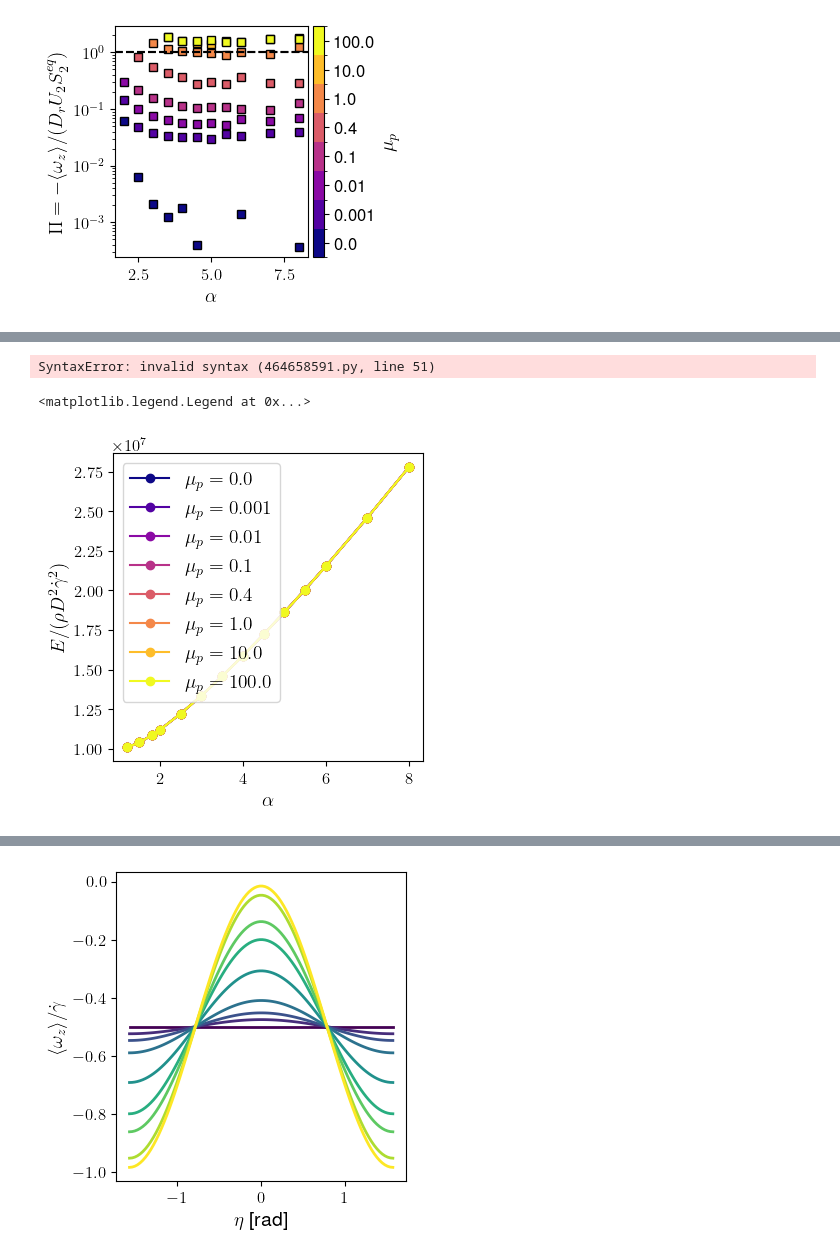
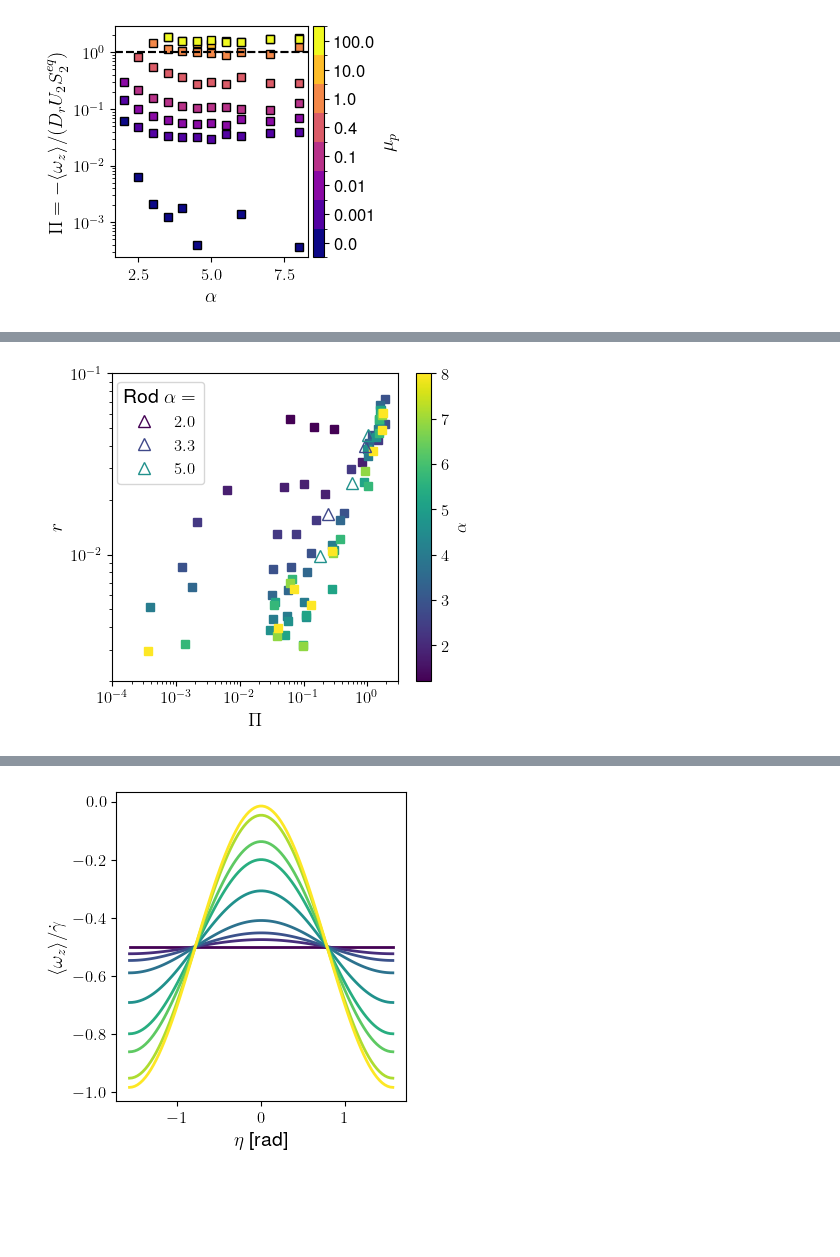
Before and after one commit to JBil8/Data_processing_orientations, a Jupyter notebook: maier_3d.ipynb, the cells around one changed output, grey strips where cells are left out. Saved outputs shown, nothing was run; the diff lists cells and outputs as text; code cells hidden in the pictures; blank space fills up the shorter version.

```diff
--- a/maier_3d.ipynb
+++ b/maier_3d.ipynb
@@ -1470,13 +1061,11 @@ U_experimental self consistent: [4.48641904 5.70109597 7.09517206]
 for i_I, I_val in enumerate(Is):
     plt.figure(figsize=(6,4))
     colors = [cmap(i / (num_cofs - 1)) for i in range(num_cofs)]
-    eccentricity = np.sqrt(1 - 1 / aspect_ratios**2)
     volume = 4*np.pi*aspect_ratios/3
 
     for i_cof, cof_val in enumerate(cofs):
         phi_dense = phis[i_cof, i_I, :]
         plt.plot(
-            # eccentricity,
             aspect_ratios,
             phi_fluctuations[i_cof, i_I, :] / phis[i_cof, i_I, :],
             label=f"{cof_val}",
@@ -3380,7 +2195,7 @@ norm = mcolors.Normalize(vmin=all_alphas.min(), vmax=all_alphas.max())
 
 fig, ax = plt.subplots(1, 1, figsize=(4.6, 4))
 
-# --- 2. Plot Spheroids (Your original loop, modified) ---
+# --- Plot Spheroids (Your original loop, modified) ---
 for alpha in spheroid_alphas_to_plot:
     i_alpha_spheroid = np.where(aspect_ratios == alpha)[0][0]
     beta_i = (alpha**2 - 1) / (alpha**2 + 1)
@@ -3392,55 +2207,33 @@ for alpha in spheroid_alphas_to_plot:
         Pis[:, 0, i_alpha_spheroid],  # Use the pre-calculated Pi
         biaxiality[:, 0, i_alpha_spheroid],
         's',  # Square marker for spheroids
         # label=f"Spheroid $\\alpha={alpha:.1f}$",
         color=cmap(norm(alpha)),  # Get color from normalized map
         alpha=1.0 #if alpha >= 3.0 else 0.4  # Different alpha for visibility
     )
 
-# #-- 3. Plot Rods (New loop) ---
+# #-- Plot Rods (New loop) ---
 for i_alpha_rod, alpha in enumerate(rod_alphas):
     ax.loglog(
         Pis_rods[:, 0, i_alpha_rod],
         biaxiality_rods[:, 0, i_alpha_rod],
         '^',  # Triangle marker for rods
         markersize=8,
         label=f"${alpha:.1f}$",
         color=cmap(norm(alpha)),  # Get color from the SAME map
         alpha=1.0,
         mfc='none' # Use a hollow marker to distinguish further
     )
 
 ax.legend(title= r"Rod $\alpha=$", bbox_to_anchor=(.35, 1.0), fontsize=12)
 ax.set_xlabel("$\\Pi$")
 ax.set_ylabel("$r$")
 cbar = plt.colorbar(sm, ax=ax)
-cbar.set_label(effer"$\alpha$", fontsize=12)
+cbar.set_label(r"$\alpha$", fontsize=12)
 # ax.set_ylabel("$|S_2 - S_2^{{eq}}| / S_2$")  # Relative error in S2
 plt.ylim(0.002, 0.1)
 ax.set_xlim(0.0001, 3)
 plt.savefig(f"biaxiality_vs_Pi.pdf", dpi=300, bbox_inches='tight')
 plt.show()
 # %% [output]
-SyntaxError: invalid syntax (464658591.py, line 51)
+[figure, added]
-# %%
-fig, ax = plt.subplots(1, 1, figsize=(4, 4))
-Young_mod = 5.0e6
-density=1000
-eq_diam = np.array([2* (alpha**(1/3)) for alpha in aspect_ratios])  # Assuming volume conservation for spheroids
-for i_cof, cof_val in enumerate(cofs):
-    # plot shear rate vs. aspect ratio for each friction coefficient
-    eq_young_mod = Young_mod / (density * (eq_diam * shear_rates[i_cof, 0, :])**2)
-
-    ax.plot(
-        aspect_ratios,
-        eq_young_mod,
-        'o-',
-        label=f"$\\mu_p = {cof_val}$",
-        color=colors_cof[i_cof]
-    )
-ax.set_xlabel("$\\alpha$")
-ax.set_ylabel("$E / (\\rho D^2 \\dot \\gamma^2)$")
-ax.legend()
-# %% [output]
-<matplotlib.legend.Legend at 0x...>
-[figure, removed]
```
Also changed, not shown: parts of 67 cells of this notebook, 42 other files.
